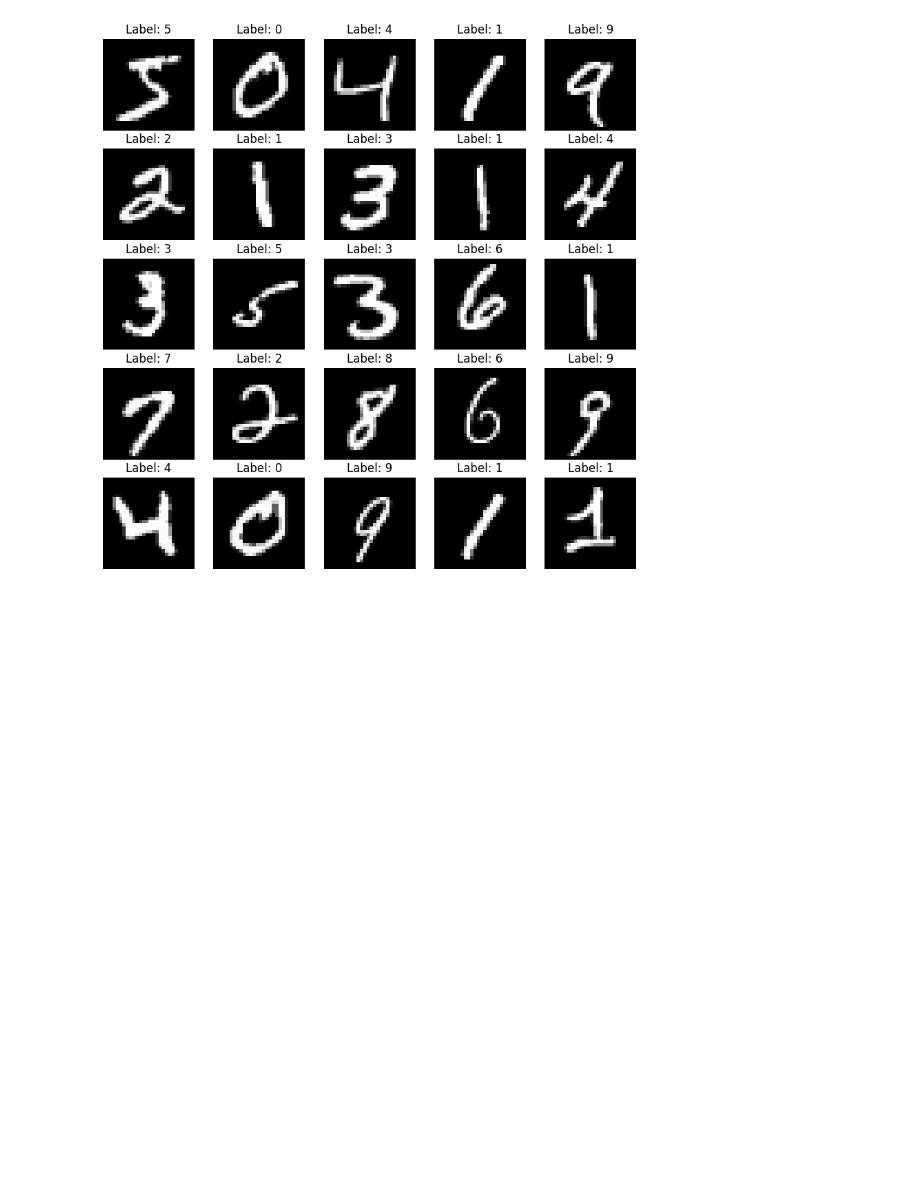
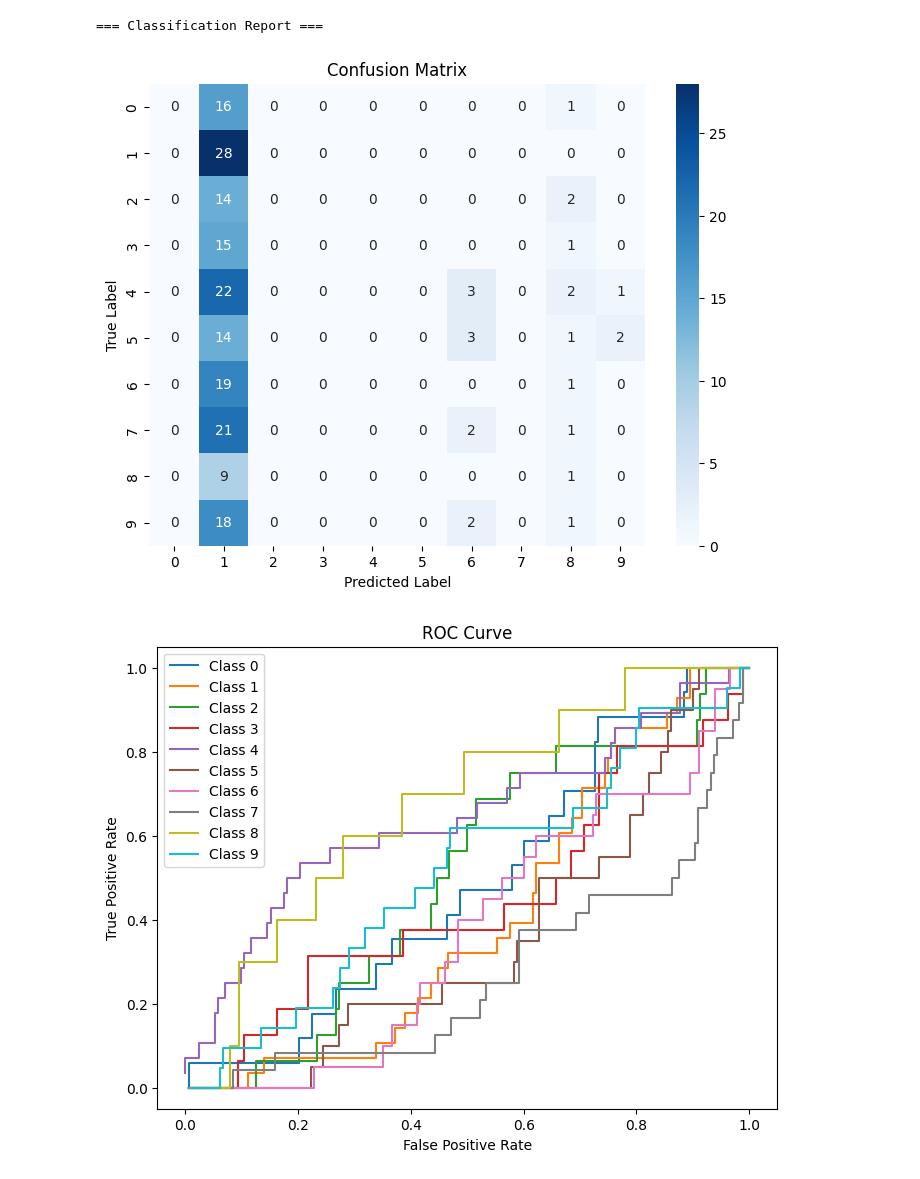
Before and after one commit to Vincent-Lien/NYCU_ML_2025, a Jupyter notebook: HW2/1. DNN/DNN.ipynb, the cells around one changed output. Cells and saved outputs as stored; diff of their text form; code cells hidden in the pictures; blank space fills up the shorter version.

```diff
--- a/HW2/1. DNN/DNN.ipynb
+++ b/HW2/1. DNN/DNN.ipynb
@@ -24,15 +23,5 @@ X_train = load_mnist_images("train-images.idx3-ubyte__")[:500]
 y_train = load_mnist_labels("train-labels.idx1-ubyte__")[:500]
 X_test = load_mnist_images("t10k-images.idx3-ubyte__")[:200]
 y_test = load_mnist_labels("t10k-labels.idx1-ubyte__")[:200]
-# %%
-plt.figure(figsize=(10, 10))
-for i in range(25):
-    plt.subplot(5, 5, i + 1)
-    plt.imshow(X_train[i].reshape(28, 28), cmap='gray')
-    plt.title(f"Label: {y_train[i]}")
-    plt.axis('off')
-plt.show()
-# %% [output]
-[figure, removed]
 # %%
 # === Step 2: Activation Functions (Refer to Eq. 6.14 - 6.18) ===
@@ -72,11 +80,0 @@ for epoch in range(epochs):
-# %%
-# === Step 4: Evaluation Metrics (Confusion Matrix, ROC, etc) ===
-def compute_confusion_matrix(y_true, y_pred, num_classes=10): return None
-
-# === ROC Curve ===
-def compute_roc(y_true_oh, y_pred_proba):  return None
-
-# === Classification Report === Print TP, FP, FN, TN, precision, recall, f1, accuracy
-def compute_metrics(cm): return None
-
-print("=== Classification Report === Print TP, FP, FN, TN, precision, recall, f1 for each class and overall accuracy")
@@ -82,0 +119,35 @@ print("=== Classification Report === Print TP, FP, FN, TN, precision, recall, f1
+# %%
+cm = compute_confusion_matrix(y_test, y_pred_labels)
+fpr, tpr = compute_roc(y_test_oh, y_pred_test)
+TP, FP, FN, TN, precision, recall, f1, accuracy = compute_metrics(cm)
+
+print("=== Classification Report ===")
+
+# Confusion Matrix
+plt.figure(figsize=(8, 6))
+sns.heatmap(cm, annot=True, fmt='d', cmap='Blues')
+plt.title("Confusion Matrix")
+plt.xlabel("Predicted Label")
+plt.ylabel("True Label")
+plt.show()
+
+# ROC Curve
+plt.figure(figsize=(8, 6))
+for i in range(10):
+    plt.plot(fpr[i], tpr[i], label=f'Class {i}')
+plt.title("ROC Curve")
+plt.xlabel("False Positive Rate")
+plt.ylabel("True Positive Rate")
+plt.legend()
+plt.show()
+
+# Precision, Recall, F1, Overall Accuracy
+print(f"Overall Accuracy: {accuracy:.4f}\n")
+print(f"{'Class':<6} | {'TP':<4} | {'FP':<4} | {'FN':<4} | {'TN':<4} | {'Precision':<9} | {'Recall':<6} | {'F1-Score'}")
+print("-" * 75)
+for i in range(10):
+    print(f"{i:<6} | {TP[i]:<4} | {FP[i]:<4} | {FN[i]:<4} | {TN[i]:<4} | {precision[i]:<9.4f} | {recall[i]:<6.4f} | {f1[i]:.4f}")
+# %% [output]
+=== Classification Report ===
+[figure, added]
+[figure, added]
```
Also changed, not shown: parts of 5 cells of this notebook.
